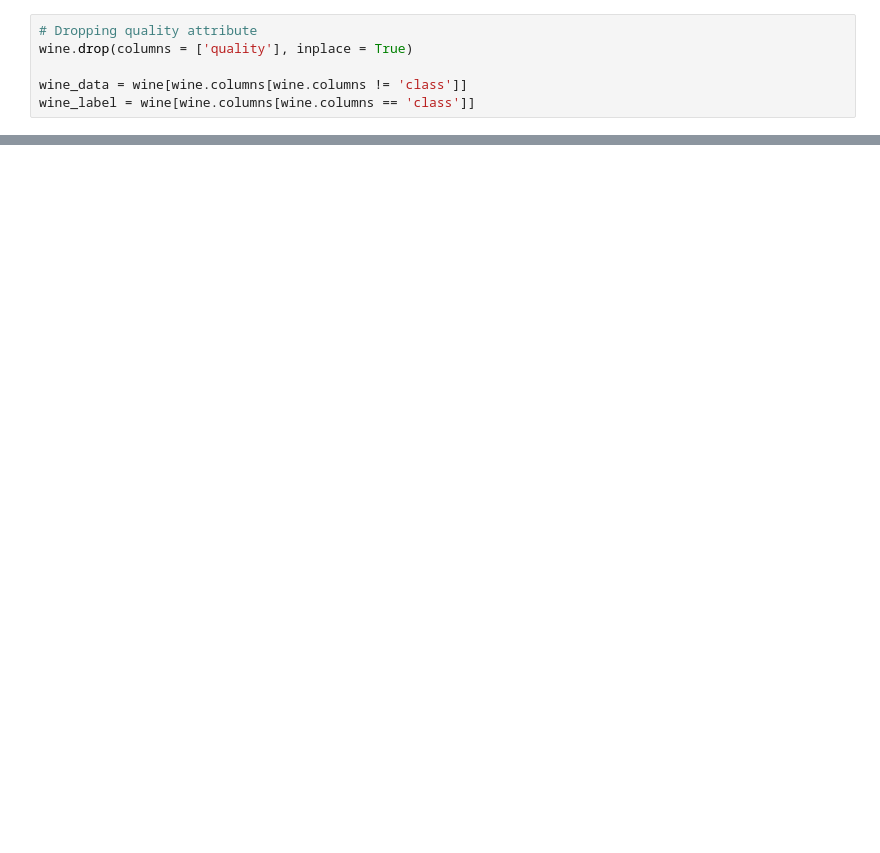
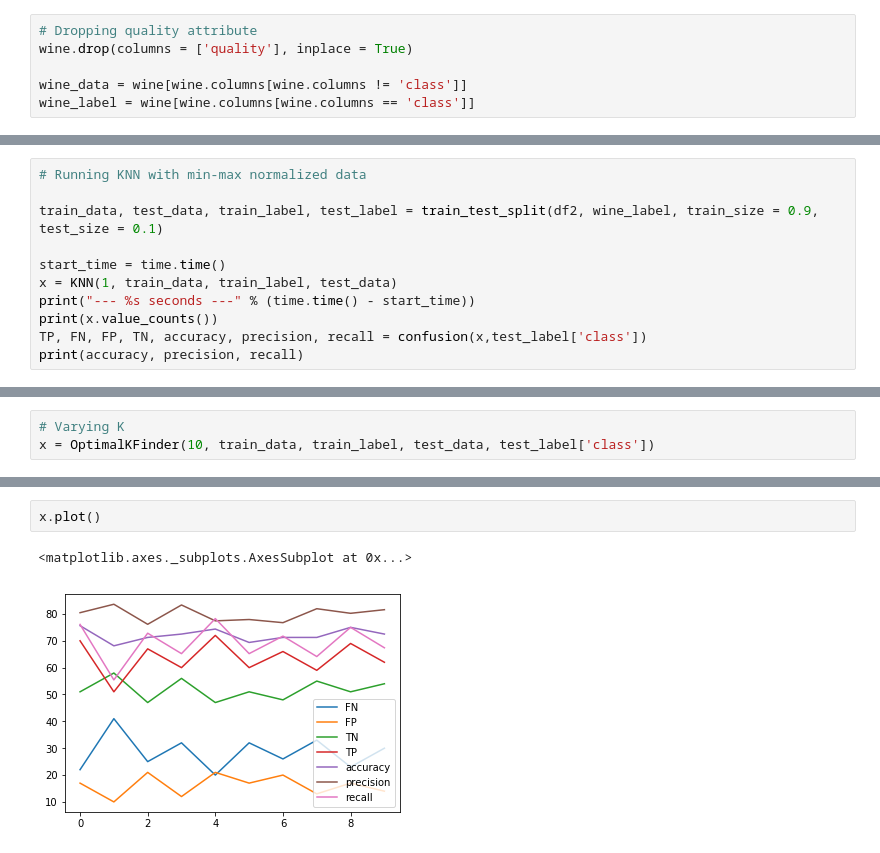
Before and after one commit to saravrajavelu/WineQualityAnalysis, a Jupyter notebook: WineAnalysis.ipynb, the cells around one changed output, grey strips where cells are left out. Cells and saved outputs as stored; diff of their text form; blank space fills up the shorter version.

Commit message:
Add Optimal K finder

```diff
--- a/WineAnalysis.ipynb
+++ b/WineAnalysis.ipynb
@@ -139,0 +224,11 @@ accuracy, precision, recall
+# %%
+# Running KNN with min-max normalized data
+
+train_data, test_data, train_label, test_label = train_test_split(df2, wine_label, train_size = 0.9, test_size = 0.1)
+
+start_time = time.time()
+x = KNN(1, train_data, train_label, test_data)
+print("--- %s seconds ---" % (time.time() - start_time))
+print(x.value_counts())
+TP, FN, FP, TN, accuracy, precision, recall = confusion(x,test_label['class'])
+print(accuracy, precision, recall)
@@ -155,0 +257,3 @@ accuracy, precision, recall
+# %%
+# Varying K
+x = OptimalKFinder(10, train_data, train_label, test_data, test_label['class'])
@@ -155,0 +274,5 @@ accuracy, precision, recall
+# %%
+x.plot()
+# %% [output]
+<matplotlib.axes._subplots.AxesSubplot at 0x...>
+[figure, added]
```
Also changed, not shown: parts of 18 cells of this notebook, 2 other files.
